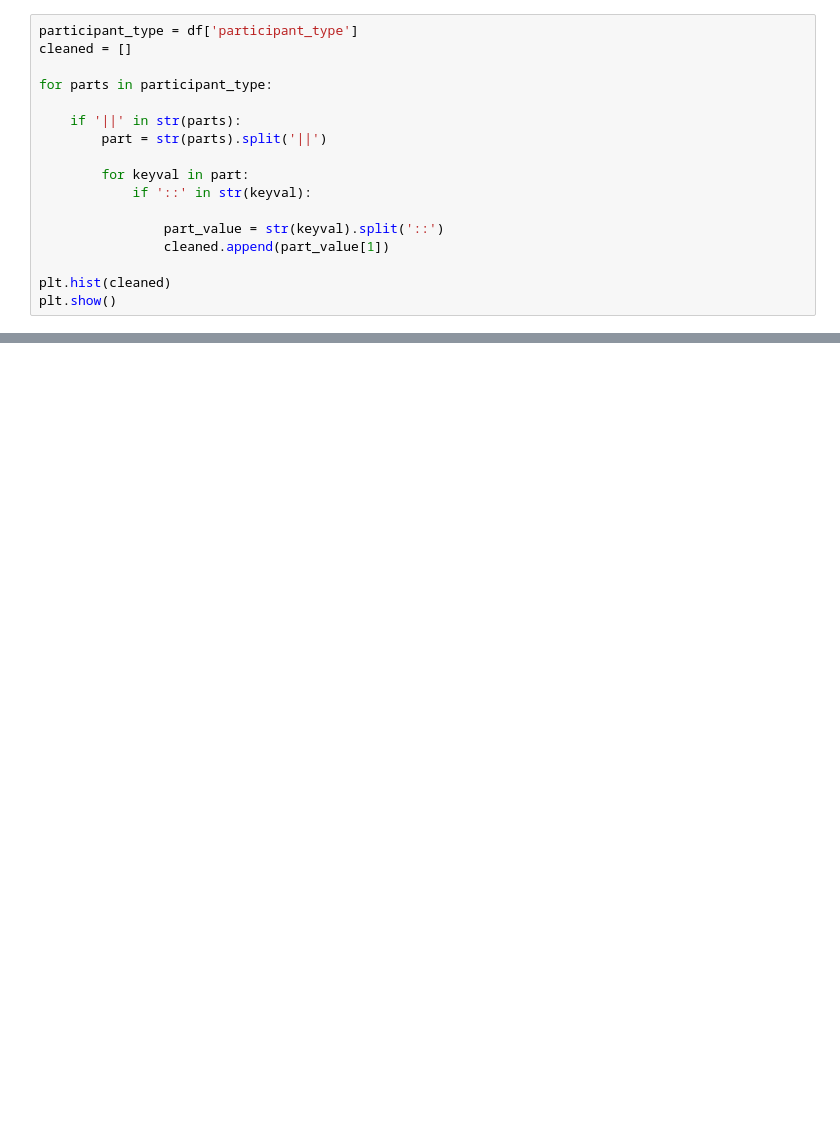
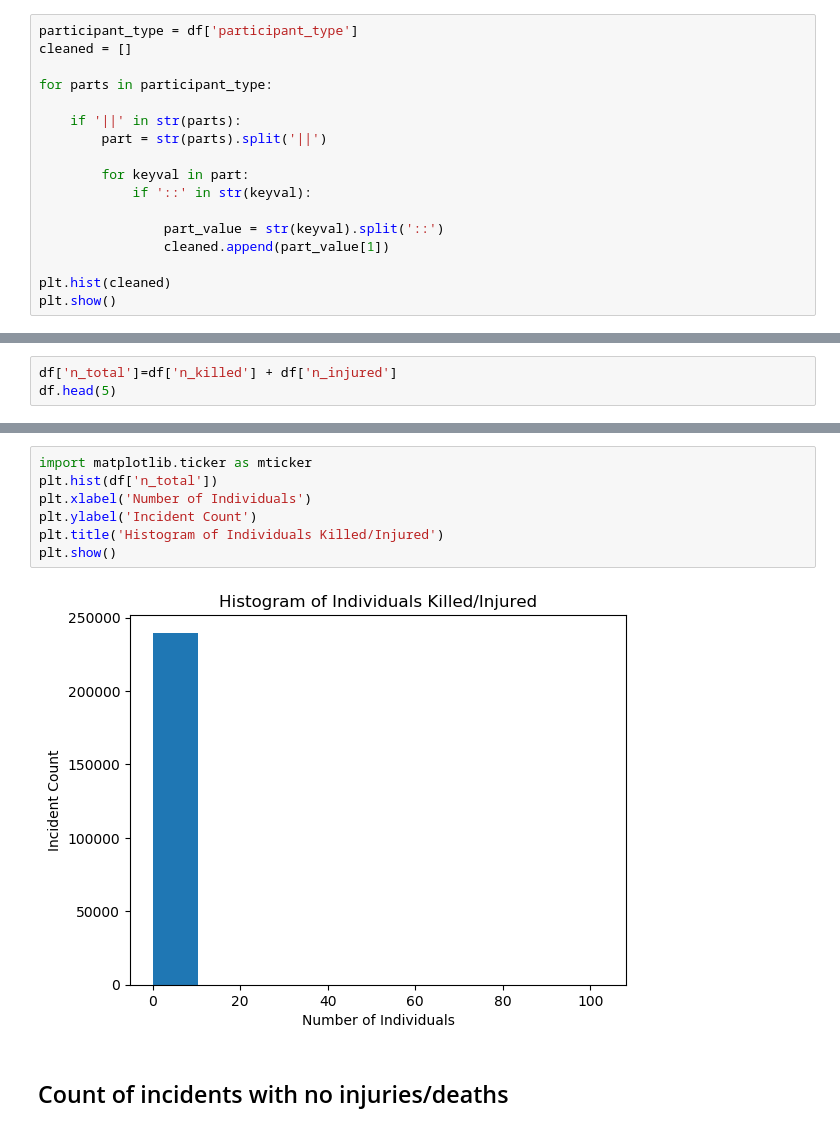
Before and after one commit to vivianndo/ads508_gunviolence, a Jupyter notebook: project.ipynb, the cells around one changed output, grey strips where cells are left out. Saved outputs shown, nothing was run; the diff lists cells and outputs as text; blank space fills up the shorter version.

```diff
--- a/project.ipynb
+++ b/project.ipynb
@@ -699,0 +719,3 @@ WARNING: Running pip as the 'root' user can result in broken permissions and con
+# %%
+df['n_total']=df['n_killed'] + df['n_injured']
+df.head(5)
@@ -699,0 +730,11 @@ WARNING: Running pip as the 'root' user can result in broken permissions and con
+# %%
+import matplotlib.ticker as mticker
+plt.hist(df['n_total'])
+plt.xlabel('Number of Individuals')
+plt.ylabel('Incident Count')
+plt.title('Histogram of Individuals Killed/Injured')
+plt.show()
+# %% [output]
+[figure, added]
+# %% [markdown]
+## Count of incidents with no injuries/deaths
```
Also changed, not shown: parts of 24 cells of this notebook.
